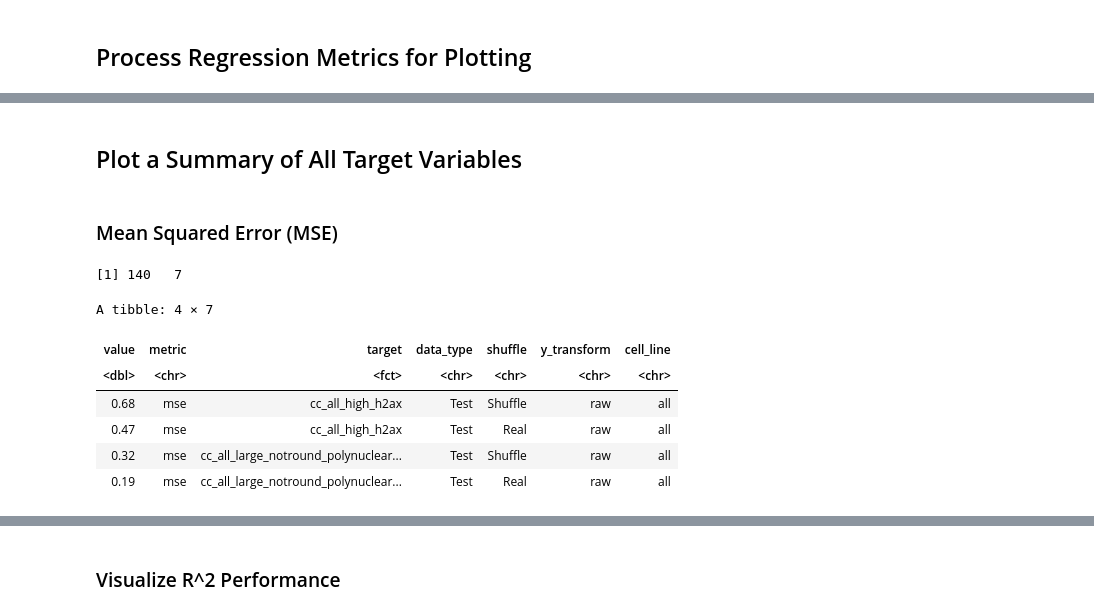
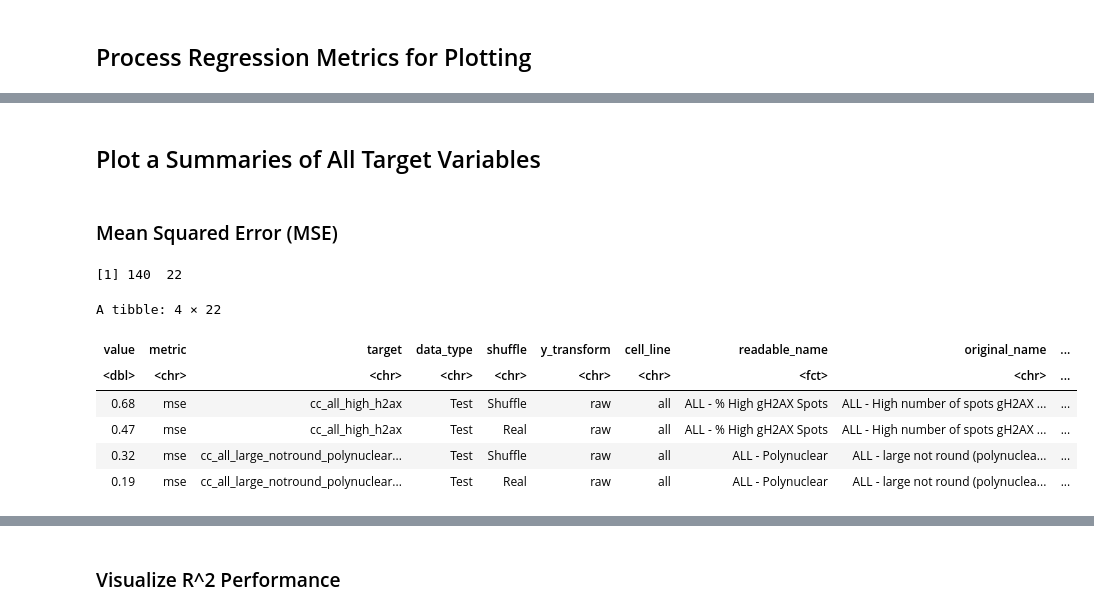
Before and after one commit to broadinstitute/cell-health, a Jupyter notebook: 3.train/4.visualize-regression-performance.ipynb, the cells around one changed output, grey strips where cells are left out. Drawn from its saved outputs; the diff is of its cells as text; code cells hidden in the pictures.

```diff
--- a/3.train/4.visualize-regression-performance.ipynb
+++ b/3.train/4.visualize-regression-performance.ipynb
@@ -109,22 +125,19 @@ A tibble: 3 × 11
 # %% [markdown]
 ## Process Regression Metrics for Plotting
 # %%
-regression_metrics_df$data_fit <- dplyr::recode(
-    regression_metrics_df$data_fit,
+all_regression_metrics_df$data_fit <- dplyr::recode(
+    all_regression_metrics_df$data_fit,
     "train" = "Train",
     "test" = "Test"
 )
 
-regression_metrics_df$shuffle <- dplyr::recode(
-    regression_metrics_df$shuffle,
+all_regression_metrics_df$shuffle <- dplyr::recode(
+    all_regression_metrics_df$shuffle,
     "shuffle_true" = "Shuffle",
     "shuffle_false" = "Real"
 )
 
-regression_metrics_df <- regression_metrics_df %>%
+all_regression_metrics_df <- all_regression_metrics_df %>%
     dplyr::rename(data_type = data_fit)
 
-regression_metrics_df$value <- round(regression_metrics_df$value, 2)
-
-print(dim(regression_metrics_df))
-head(regression_metrics_df, 3)
+all_regression_metrics_df$value <- round(all_regression_metrics_df$value, 2)
@@ -138,0 +144,6 @@ A tibble: 3 × 7
+# %%
+regression_metrics_df <- all_regression_metrics_df %>%
+    dplyr::filter(cell_line == "all")
+
+print(dim(regression_metrics_df))
+head(regression_metrics_df, 3)
@@ -139,2 +158,2 @@ A tibble: 3 × 7
 # %% [markdown]
-## Plot a Summary of All Target Variables
+## Plot a Summaries of All Target Variables
@@ -196,35 +162,39 @@ dye_theme = theme(
 # %%
 mse_df <- regression_metrics_df %>%
     dplyr::filter(metric == "mse",
                   y_transform == "raw",
-                  data_type == "Test")
+                  data_type == "Test") %>%
+    dplyr::left_join(label_df, by = c("target" = "id"))
 
 # Take absolute value of mean squared error
 # see https://github.com/scikit-learn/scikit-learn/issues/2439
 mse_df$value = abs(mse_df$value)
+
+# Recode metadata measurent to other
+mse_df$measurement <- dplyr::recode(mse_df$measurement, "metadata" = "other")
 
 # Sort mse by minimum MSE in test set
 target_order <- mse_df %>%
     dplyr::filter(data_type == "Test",
                   shuffle == "Real") %>%
     dplyr::arrange(desc(value)) %>%
-    dplyr::select(target)
+    dplyr::select(readable_name)
 
-mse_df$target <- factor(
-    mse_df$target,
-    levels=target_order$target
+mse_df$readable_name <- factor(
+    mse_df$readable_name,
+    levels=target_order$readable_name
 )
 
 print(dim(mse_df))
 head(mse_df, 4)
 # %% [output]
-[1] 140   7
+[1] 140  22
-A tibble: 4 × 7
+A tibble: 4 × 22
-| value | metric | target | data_type | shuffle | y_transform | cell_line |
-| <dbl> | <chr> | <fct> | <chr> | <chr> | <chr> | <chr> |
-| 0.68 | mse | cc_all_high_h2ax | Test | Shuffle | raw | all |
-| 0.47 | mse | cc_all_high_h2ax | Test | Real | raw | all |
-| 0.32 | mse | cc_all_large_notround_polynuclear... | Test | Shuffle | raw | all |
-| 0.19 | mse | cc_all_large_notround_polynuclear... | Test | Real | raw | all |
+| value | metric | target | data_type | shuffle | y_transform | cell_line | readable_name | original_name | ... |
+| <dbl> | <chr> | <chr> | <chr> | <chr> | <chr> | <chr> | <fct> | <chr> | ... |
+| 0.68 | mse | cc_all_high_h2ax | Test | Shuffle | raw | all | ALL - % High gH2AX Spots | ALL - High number of spots gH2AX ... | ... |
+| 0.47 | mse | cc_all_high_h2ax | Test | Real | raw | all | ALL - % High gH2AX Spots | ALL - High number of spots gH2AX ... | ... |
+| 0.32 | mse | cc_all_large_notround_polynuclear... | Test | Shuffle | raw | all | ALL - Polynuclear | ALL - large not round (polynuclea... | ... |
+| 0.19 | mse | cc_all_large_notround_polynuclear... | Test | Real | raw | all | ALL - Polynuclear | ALL - large not round (polynuclea... | ... |
 # %%
 ggplot(mse_df,
```
Also changed, not shown: parts of 20 cells of this notebook, 1 other file.
